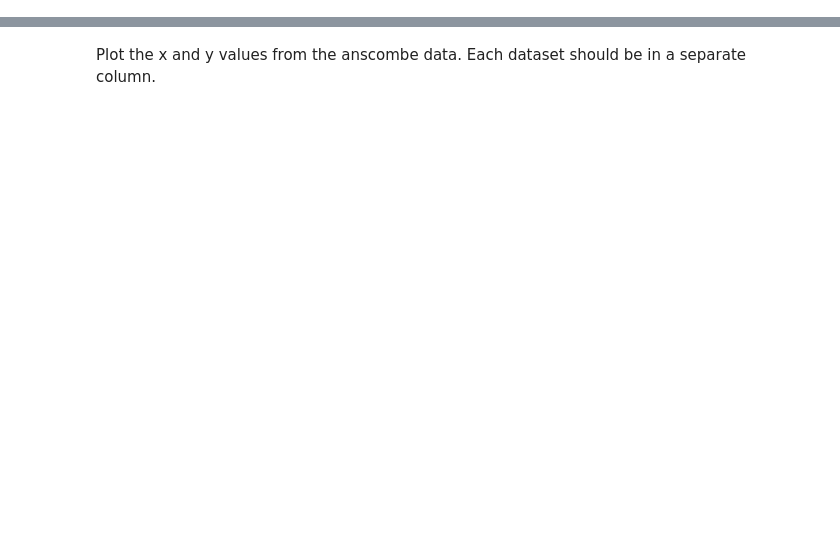
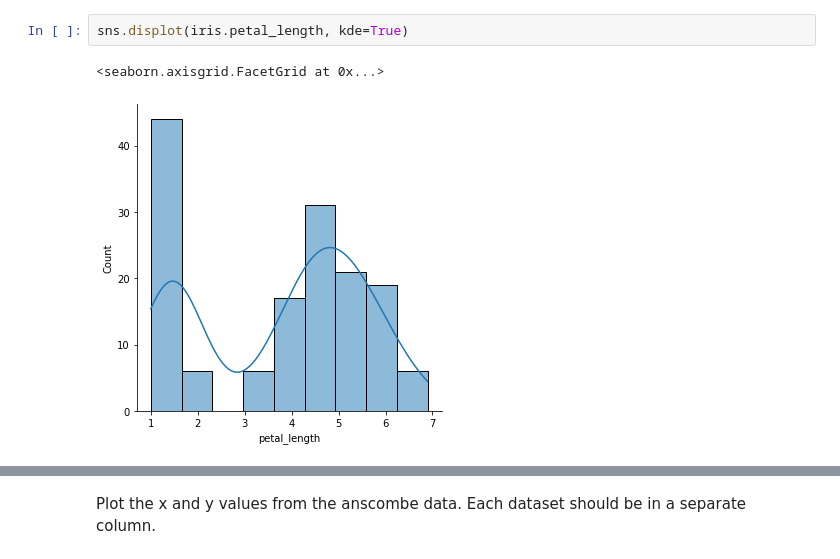
Before and after one commit to nicholas-dougherty/numpy-pandas-visualization-exercises, a Jupyter notebook: seaborn_exercises.ipynb, the cells around one changed output, grey strips where cells are left out. Saved outputs shown, nothing was run; the diff lists cells and outputs as text; blank space fills up the shorter version.

```diff
--- a/seaborn_exercises.ipynb
+++ b/seaborn_exercises.ipynb
@@ -10,0 +67,5 @@ What does the distribution of petal lengths look like?
+# %%
+sns.displot(iris.petal_length, kde=True)
+# %% [output]
+<seaborn.axisgrid.FacetGrid at 0x...>
+[figure, added]
```
Also changed, not shown: parts of 37 cells of this notebook.
